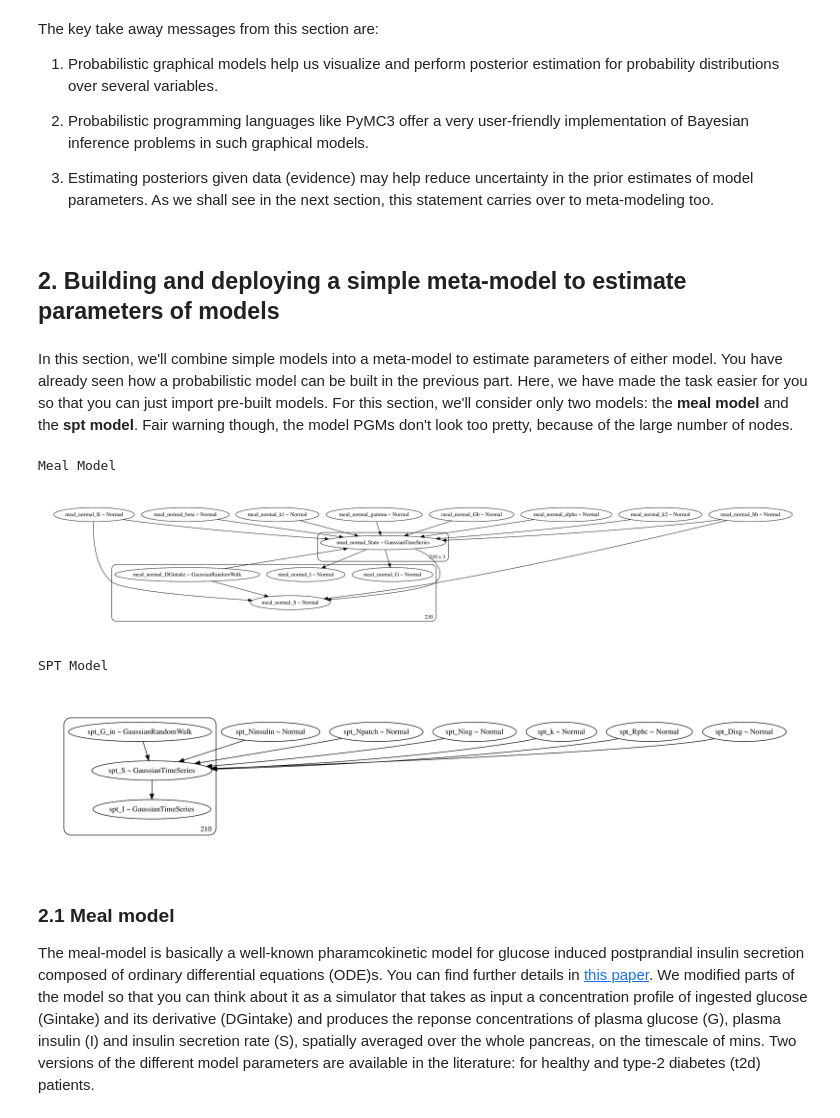
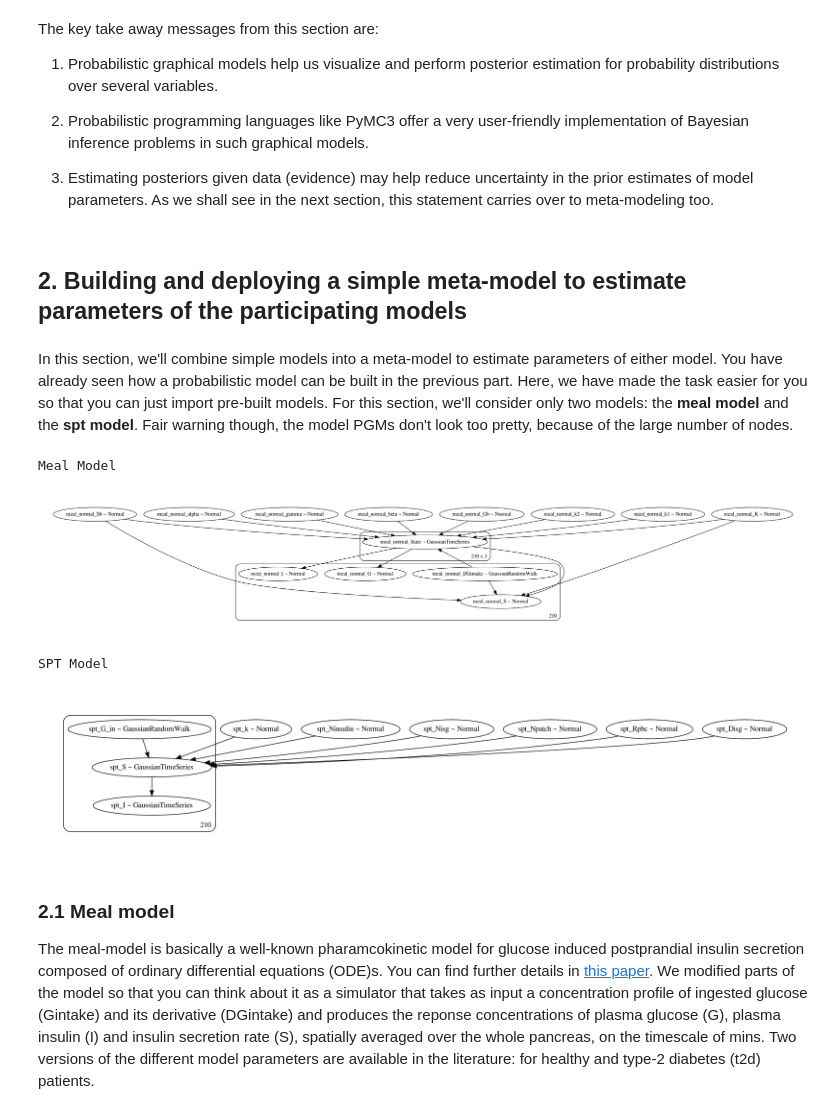
Before and after one commit to Tracyishere/Meta_Modeling_Demonstration_PBCC_2019, a Jupyter notebook: tutorial/tutorial.ipynb, the cells around one changed output. Saved outputs shown, nothing was run; the diff lists cells and outputs as text; code cells hidden in the pictures.

```diff
--- a/tutorial/tutorial.ipynb
+++ b/tutorial/tutorial.ipynb
@@ -206,25 +206,25 @@ The key take away messages from this section are:
 
 3. Estimating posteriors given data (evidence) may help reduce uncertainty in the prior estimates of model parameters. As we shall see in the next section, this statement carries over to meta-modeling too.
 # %% [markdown]
-## 2. Building and deploying a simple meta-model to estimate parameters of models
+## 2. Building and deploying a simple meta-model to estimate parameters of the participating models
 # %% [markdown]
 In this section, we'll combine simple models into a meta-model to estimate parameters of either model. You have already seen how a probabilistic model can be built in the previous part. Here, we have made the task easier for you so that you can just import pre-built models. For this section, we'll consider only two models: the <strong>meal model</strong> and the <strong>spt model</strong>. Fair warning though, the model PGMs don't look too pretty, because of the large number of nodes.
 # %%
 from mm.models import MealModel, SPTModel
 
 meal_1 = MealModel(name="meal_normal", inputs={}, evidence={}, start={}, t=210, hpfn="default_params.json")
 spt_1 = SPTModel(name="spt", inputs={}, evidence={}, start={}, t=210, hpfn="default_params.json")
 
 print("\nMeal Model")
-tu.visualize_model(meal_1)
+tu.visualize_model(meal_1, h=1000, w=800)
 
 print("\nSPT Model")
-tu.visualize_model(spt_1)
+tu.visualize_model(spt_1, h=1000, w=800)
 # %% [output]
 Meal Model
-[figure, old version]
+[figure, new version]
 SPT Model
-[figure, old version]
+[figure, new version]
 # %% [markdown]
 ### 2.1 Meal model
 The meal-model is basically a well-known pharamcokinetic model for glucose induced postprandial insulin secretion composed of ordinary differential equations (ODE)s. You can find further details in [this paper](https://ieeexplore.ieee.org/document/4303268). We modified parts of the model so that you can think about it as a simulator that takes as input a concentration profile of ingested glucose (Gintake) and its derivative (DGintake) and produces the reponse concentrations of plasma glucose (G), plasma insulin (I) and insulin secretion rate (S), spatially averaged over the whole pancreas, on the timescale of mins. Two versions of the different model parameters are available in the literature: for healthy and type-2 diabetes (t2d) patients.
```
Also changed, not shown: parts of 7 cells of this notebook, 1 other file.
